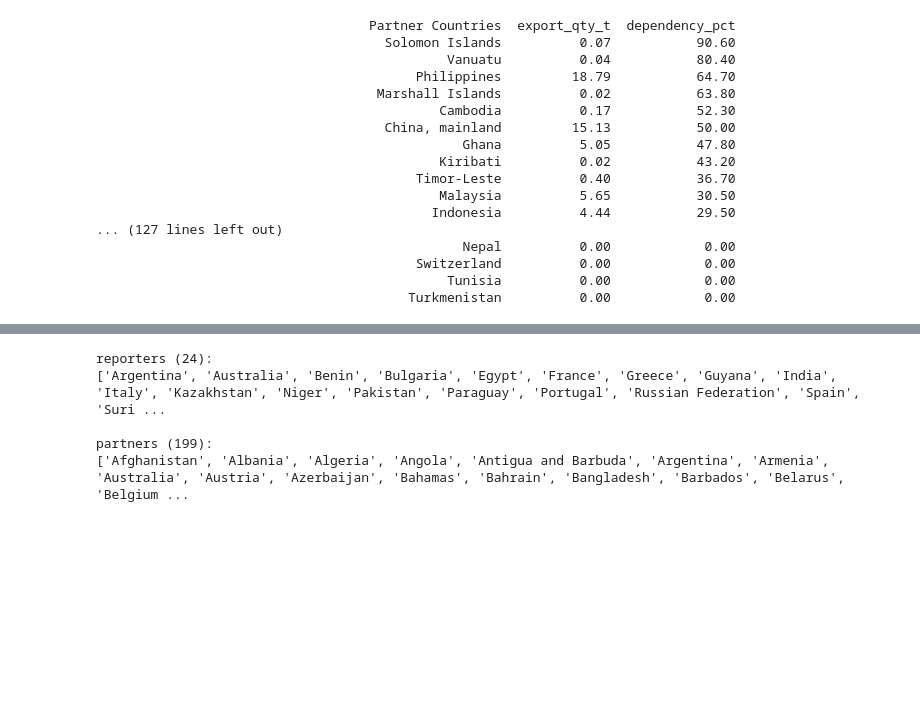
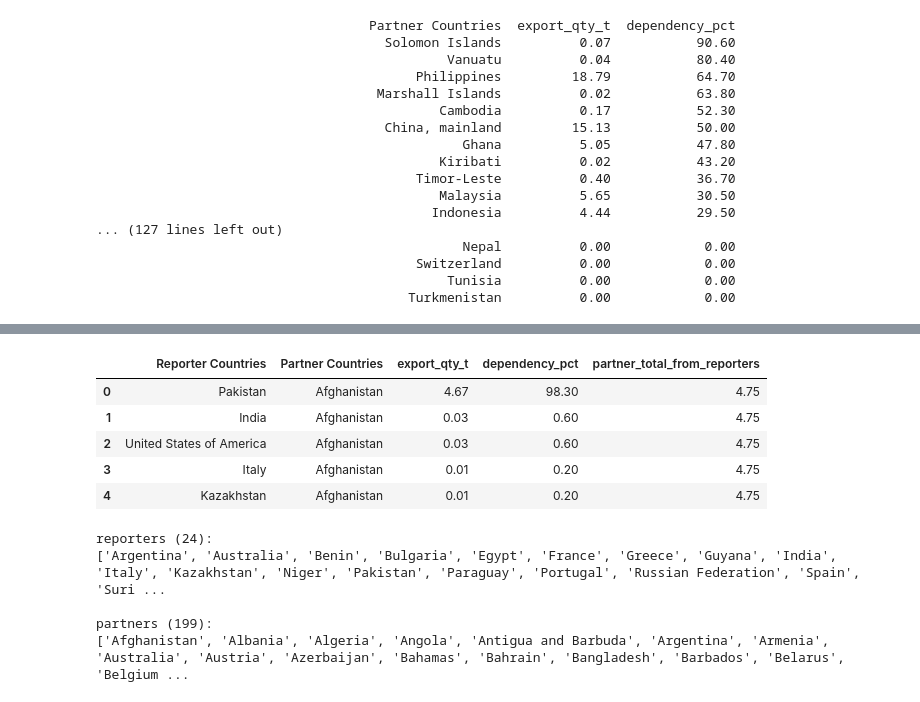
Before and after one commit to ksshah/seed-and-scale, a Jupyter notebook: discovery/QCL_all_Rice_Data_code28.ipynb, the cells around one changed output, grey strips where cells are left out. Saved outputs shown, nothing was run; the diff lists cells and outputs as text; code cells hidden in the pictures; blank space fills up the shorter version.

```diff
--- a/discovery/QCL_all_Rice_Data_code28.ipynb
+++ b/discovery/QCL_all_Rice_Data_code28.ipynb
@@ -745,7 +754,7 @@ print(world_trade_yearwise)
 # %%
 #Total rice exported for rice codes (31, 28)
 #Note the reason for selecting only these codes is in PDF link (page 723) above
-rice_exports_eq_2000_2024 = (
+rice_exports_2000_2024 = (
     rice_by_area_year_traded_conversion_based[
         (rice_by_area_year_traded_conversion_based['Year'] >= 2000) &
         (rice_by_area_year_traded_conversion_based['Year'] <= 2024)
@@ -756,7 +765,7 @@ rice_exports_eq_2000_2024 = (
     .sort_values('exported_t', ascending=False)
 )
 
-print(rice_exports_eq_2000_2024)
+print(rice_exports_2000_2024)
 # %% [output]
                          Area   exported_t
 83                      India 301872587.38
@@ -791,24 +800,24 @@ plt.show()
 [figure]
 # %%
 # Add each country's share of total world cotton production, 2000-2024
-rice_exports_eq_2000_2024['pct_share_export'] = (
-    rice_exports_eq_2000_2024['exported_t']
-    / rice_exports_eq_2000_2024['exported_t'].sum()
+rice_exports_2000_2024['pct_share_export'] = (
+    rice_exports_2000_2024['exported_t']
+    / rice_exports_2000_2024['exported_t'].sum()
     * 100
 )
 
 # Re-sort and assign rank
-rice_exports_eq_2000_2024 = (
-    rice_exports_eq_2000_2024
+rice_exports_2000_2024 = (
+    rice_exports_2000_2024
     .sort_values('exported_t', ascending=False)
     .reset_index(drop=True)
 )
 
-rice_exports_eq_2000_2024['rank'] = (
-    rice_exports_eq_2000_2024.index + 1
+rice_exports_2000_2024['rank'] = (
+    rice_exports_2000_2024.index + 1
 )
 
-print(rice_exports_eq_2000_2024)
+print(rice_exports_2000_2024)
 # %% [output]
                          Area   exported_t  pct_share_export  rank
 0                       India 301872587.38             23.52     1
@@ -935,7 +944,7 @@ Exporters/re-exporters who don't produce — a pure re-exporter (or a country wh
 rice_production_export = rice_production_2000_2024[
     ['Area', 'production_t', 'pct_share_production', 'rank']
 ].merge(
-    rice_exports_eq_2000_2024[
+    rice_exports_2000_2024[
         ['Area', 'exported_t', 'pct_share_export', 'rank']
     ],
     on='Area',
@@ -1433 +1555,10 @@ print(dependency[['Partner Countries', 'Reporter Countries',
+# %%
+dependency.head()
+# %% [output]
+|  | Reporter Countries | Partner Countries | export_qty_t | dependency_pct | partner_total_from_reporters |
+| 0 | Pakistan | Afghanistan | 4.67 | 98.30 | 4.75 |
+| 1 | India | Afghanistan | 0.03 | 0.60 | 4.75 |
+| 2 | United States of America | Afghanistan | 0.03 | 0.60 | 4.75 |
+| 3 | Italy | Afghanistan | 0.01 | 0.20 | 4.75 |
+| 4 | Kazakhstan | Afghanistan | 0.01 | 0.20 | 4.75 |
 # %%
```
Also changed, not shown: parts of 17 cells of this notebook.
